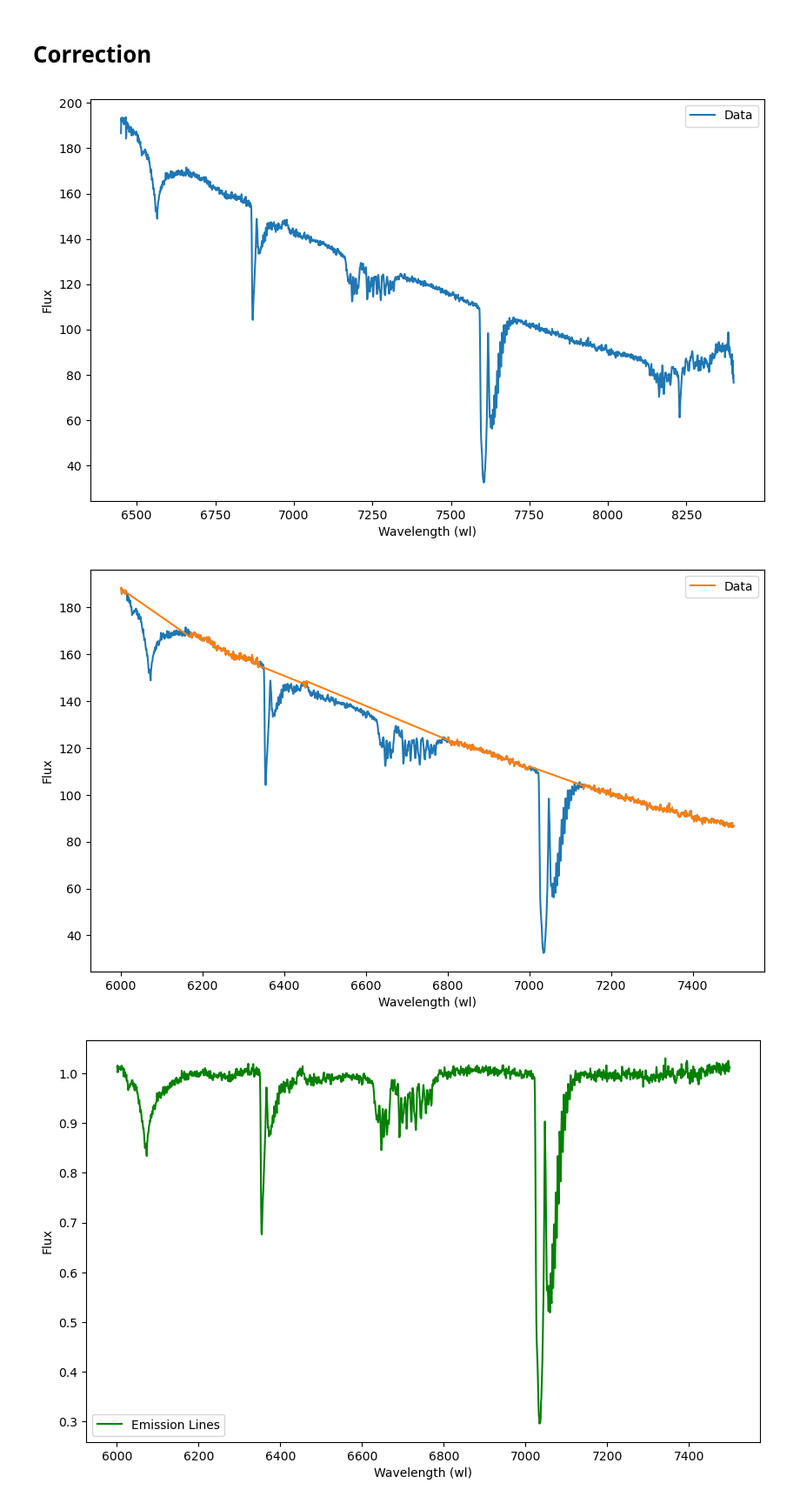
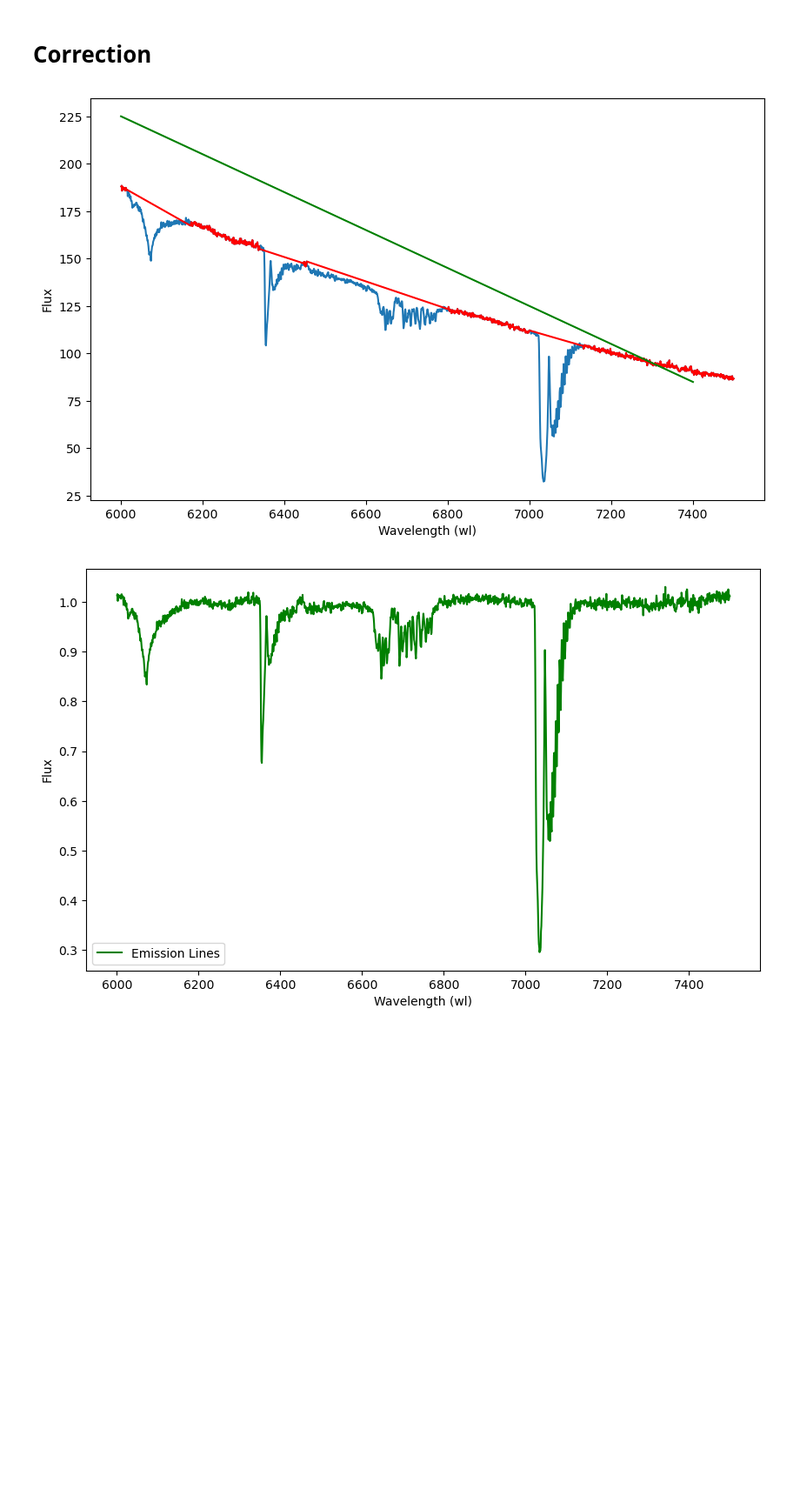
Before and after one commit to seratsaad/ticktock, a Jupyter notebook: Spectral Decomposition - Optical - Halpha.ipynb, the cells around one changed output. Shown at 87% size. Drawn from its saved outputs; the diff is of its cells as text; code cells hidden in the pictures; blank space fills up the shorter version.

```diff
--- a/Spectral Decomposition - Optical - Halpha.ipynb
+++ b/Spectral Decomposition - Optical - Halpha.ipynb
@@ -68,7 +68,7 @@ plt.show()
 # %% [markdown]
 # Correction
 # %%
-#file_name = 'bundle_20230529_standards/combined_spectrum_20230112_0000009_exp01.fits'
+# Open FITS file
 file_name = 'bundle_20230529_standards/spectrum_20230112_0000010_exp01_red.fits'
 hdul = fits.open(file_name)
 data = hdul[0].data
@@ -77,62 +77,56 @@ hdr = hdul[0].header
 z = 0.081
 
 wl = data[0]
-wl = wl
-flux = data[1] *(10**16)
+flux = data[1] * (10**16)
 err = data[2]
 
-plt.figure(figsize=(10, 6))
-plt.plot(wl, flux, label='Data')  # Original data
+# Adjust wavelength for redshift
+wl = wl / (1 + z)
 
-
-#plt.plot(wl_fit, flux_fit-flux_o, label='Best fit curve')  # Fitted curve
-plt.xlabel('Wavelength (wl)')
-plt.ylabel('Flux')
-plt.legend()
-plt.show()
-
-wl = wl/(1+z)
-mask0 = np.where((wl>6000) & (wl < 7500))
+# Filter the data within the wavelength range
+mask0 = np.where((wl > 6000) & (wl < 7500))
 wl_o = wl[mask0]
 flux_o = flux[mask0]
 err_o = err[mask0]
 
+# Apply additional filters
 mask1 = np.where((wl_o < 6015) | (wl_o > 6170))
 wl = wl_o[mask1]
 flux = flux_o[mask1]
 err = err_o[mask1]
 
 mask2 = np.where((wl < 6340) | (wl > 6445))
 wl = wl[mask2]
 flux = flux[mask2]
 err = err[mask2]
 
 mask3 = np.where((wl < 6455) | (wl > 6800))
 wl = wl[mask3]
 flux = flux[mask3]
 err = err[mask3]
 
-
 mask4 = np.where((wl < 7000) | (wl > 7130))
 wl = wl[mask4]
 flux = flux[mask4]
 err = err[mask4]
 
+# Plot the filtered data
 plt.figure(figsize=(10, 6))
-plt.plot(wl_o, flux_o)
-plt.plot(wl, flux, label='Data')  # Original data
+plt.plot(wl_o, flux_o, label='Original Data')
+plt.plot(wl, flux, label='Filtered Data', color='red')
 
-#plt.axvline(x=6445)
-#plt.axvline(x=6455)
+# Define and plot the third-degree polynomial
+coefficients = [0, 0, -0.1, 175]
+polynomial = np.poly1d(coefficients)
+x_poly = np.linspace(6000, 7400, 400)
+y_poly = polynomial(x_poly) + 650
+plt.plot(x_poly, y_poly, '-', color='green')
 
-#plt.plot(wl_fit, flux_fit-flux_o, label='Best fit curve')  # Fitted curve
 plt.xlabel('Wavelength (wl)')
 plt.ylabel('Flux')
-plt.legend()
 plt.show()
 # %% [output]
-[figure, old version]
+[figure, new version]
-[figure, removed]
 # %%
 degree = 3
 
```
Also changed, not shown: parts of 1 cell of this notebook, 1 other file.
